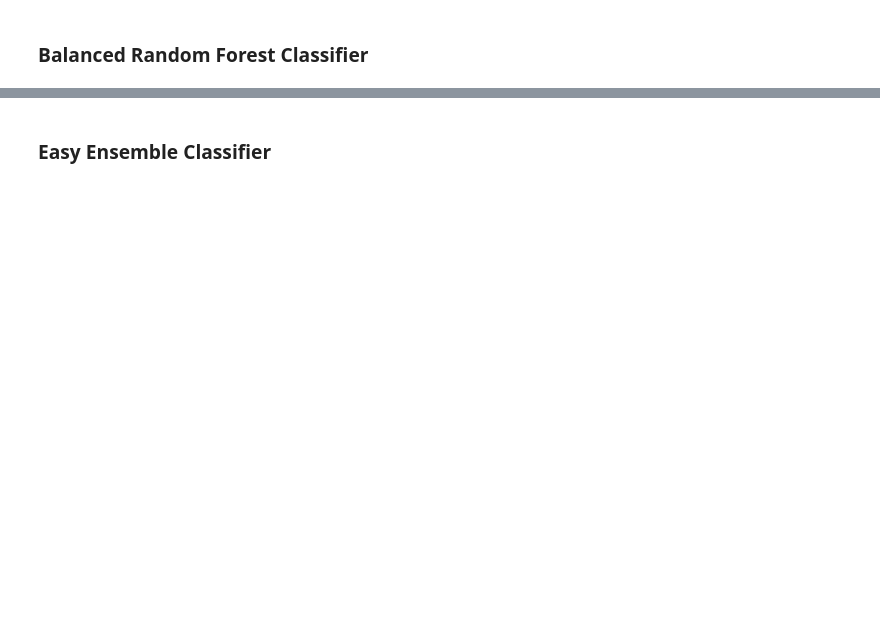
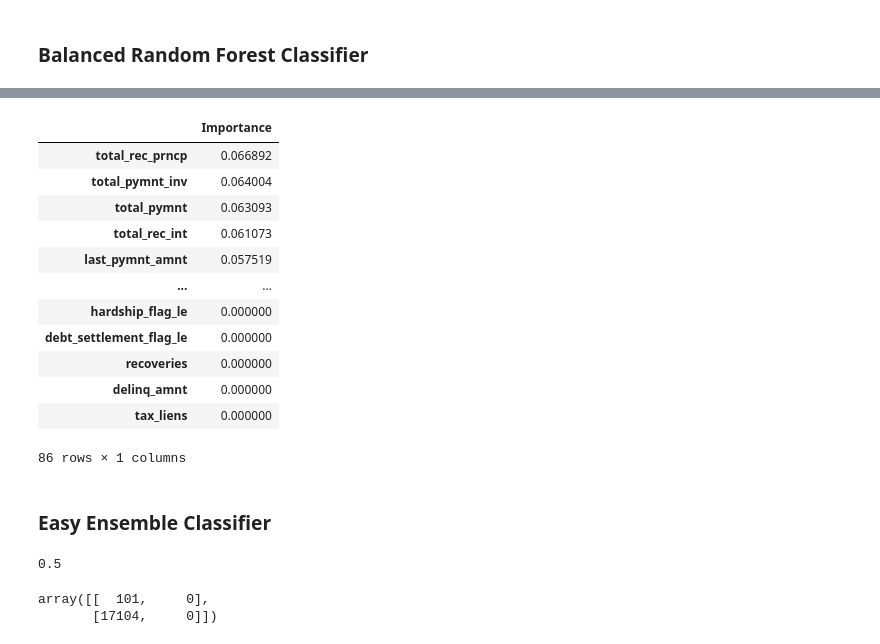
Before and after one commit to seane13/Machine-Learning-Resample, a Jupyter notebook: credit_risk_ensemble.ipynb, the cells around one changed output, grey strips where cells are left out. Saved outputs shown, nothing was run; the diff lists cells and outputs as text; code cells hidden in the pictures; blank space fills up the shorter version.

```diff
--- a/credit_risk_ensemble.ipynb
+++ b/credit_risk_ensemble.ipynb
@@ -45,14 +121,15 @@ X.describe()
 Scale the training and testing data using the `StandardScaler` from `sklearn`. Remember that when scaling the data, you only scale the features data (`X_train` and `X_testing`).
 # %%
 # Create the StandardScaler instance
-# YOUR CODE HERE
+scaler = StandardScaler()
 # %%
 # Fit the Standard Scaler with the training data
 # When fitting scaling functions, only train on the training dataset
-# YOUR CODE HERE
+X_scaler = scaler.fit(X_train)
 # %%
 # Scale the training and testing data
-# YOUR CODE HERE
+X_train_scaled = X_scaler.transform(X_train)
+X_test_scaled = X_scaler.transform(X_test)
 # %% [markdown]
 ## Ensemble Learners
 
@@ -69,6 +146,8 @@ Note: Use a random state of 1 for each algorithm to ensure consistency between t
 ### Balanced Random Forest Classifier
 # %%
 # Resample the training data with the BalancedRandomForestClassifier
-# YOUR CODE HERE
+rf_model = RandomForestClassifier(n_estimators=500, random_state=1)
+rf_model = rf_model.fit(X_train_scaled, y_train)
+predictions = rf_model.predict(X_test_scaled)
 # %%
 # Calculated the balanced accuracy score
@@ -82,5 +174,19 @@ Note: Use a random state of 1 for each algorithm to ensure consistency between t
 # %%
 # List the features sorted in descending order by feature importance
-# YOUR CODE HERE
+pd.DataFrame({'Importance': rf_model.feature_importances_}, index=X.columns).sort_values(by='Importance', ascending=False)
+# %% [output]
+|  | Importance |
+| total_rec_prncp | 0.066892 |
+| total_pymnt_inv | 0.064004 |
+| total_pymnt | 0.063093 |
+| total_rec_int | 0.061073 |
+| last_pymnt_amnt | 0.057519 |
+| ... | ... |
+| hardship_flag_le | 0.000000 |
+| debt_settlement_flag_le | 0.000000 |
+| recoveries | 0.000000 |
+| delinq_amnt | 0.000000 |
+| tax_liens | 0.000000 |
+86 rows × 1 columns
 # %% [markdown]
 ### Easy Ensemble Classifier
@@ -90,8 +199,13 @@ Note: Use a random state of 1 for each algorithm to ensure consistency between t
 # %%
 # Calculated the balanced accuracy score
-# YOUR CODE HERE
+balanced_accuracy_score(y_test, predictions)
+# %% [output]
+0.5
 # %%
 # Display the confusion matrix
-# YOUR CODE HERE
+confusion_matrix(y_test, predictions)
+# %% [output]
+array([[  101,     0],
+       [17104,     0]])
 # %%
 # Print the imbalanced classification report
```
Also changed, not shown: parts of 17 cells of this notebook, 2 other files.
